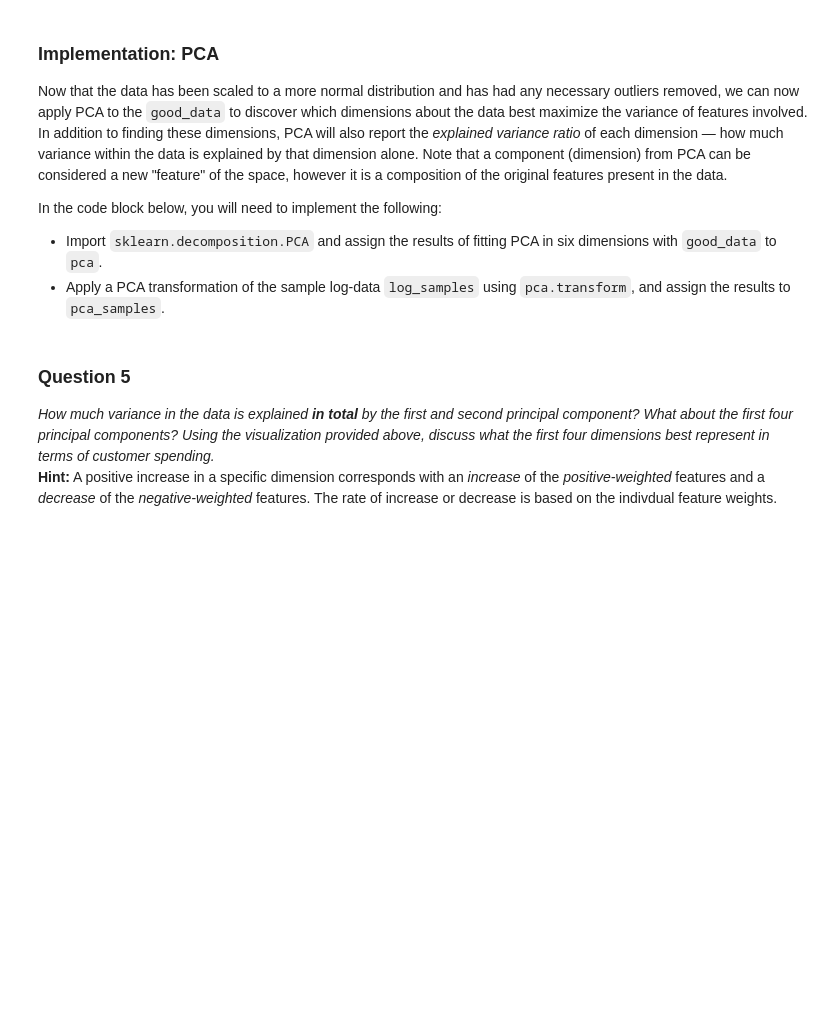
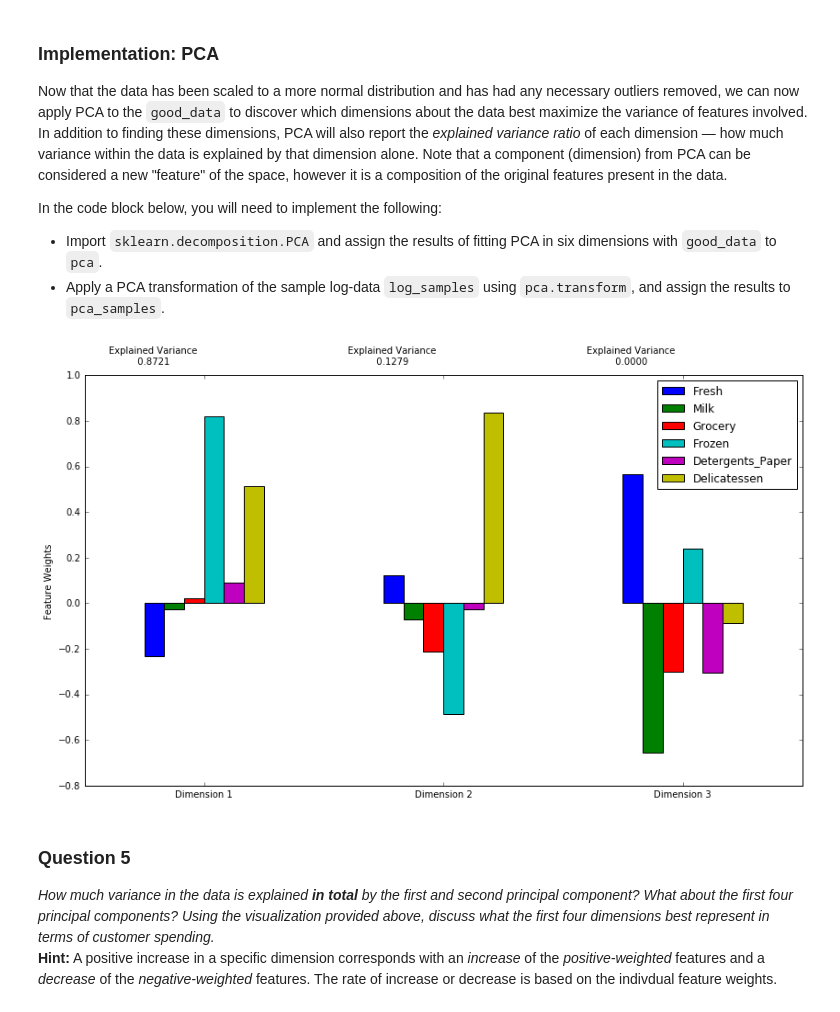
Before and after one commit to viligabi/udacity_costumer_segments, a Jupyter notebook: customer_segments.ipynb, the cells around one changed output. Drawn from its saved outputs; the diff is of its cells as text; code cells hidden in the pictures; blank space fills up the shorter version.

```diff
--- a/customer_segments.ipynb
+++ b/customer_segments.ipynb
@@ -387,14 +387,17 @@ In the code block below, you will need to implement the following:
  - Import `sklearn.decomposition.PCA` and assign the results of fitting PCA in six dimensions with `good_data` to `pca`.
  - Apply a PCA transformation of the sample log-data `log_samples` using `pca.transform`, and assign the results to `pca_samples`.
 # %%
+from sklearn.decomposition import PCA
 # TODO: Apply PCA to the good data with the same number of dimensions as features
-pca = None
+pca = PCA(n_components=6)
 
 # TODO: Apply a PCA transformation to the sample log-data
-pca_samples = None
+pca_samples = pca.fit(log_samples)
 
 # Generate PCA results plot
 pca_results = rs.pca_results(good_data, pca)
+# %% [output]
+[figure, added]
 # %% [markdown]
 ### Question 5
 *How much variance in the data is explained* ***in total*** *by the first and second principal component? What about the first four principal components? Using the visualization provided above, discuss what the first four dimensions best represent in terms of customer spending.*
```
Also changed, not shown: 2 other files.
